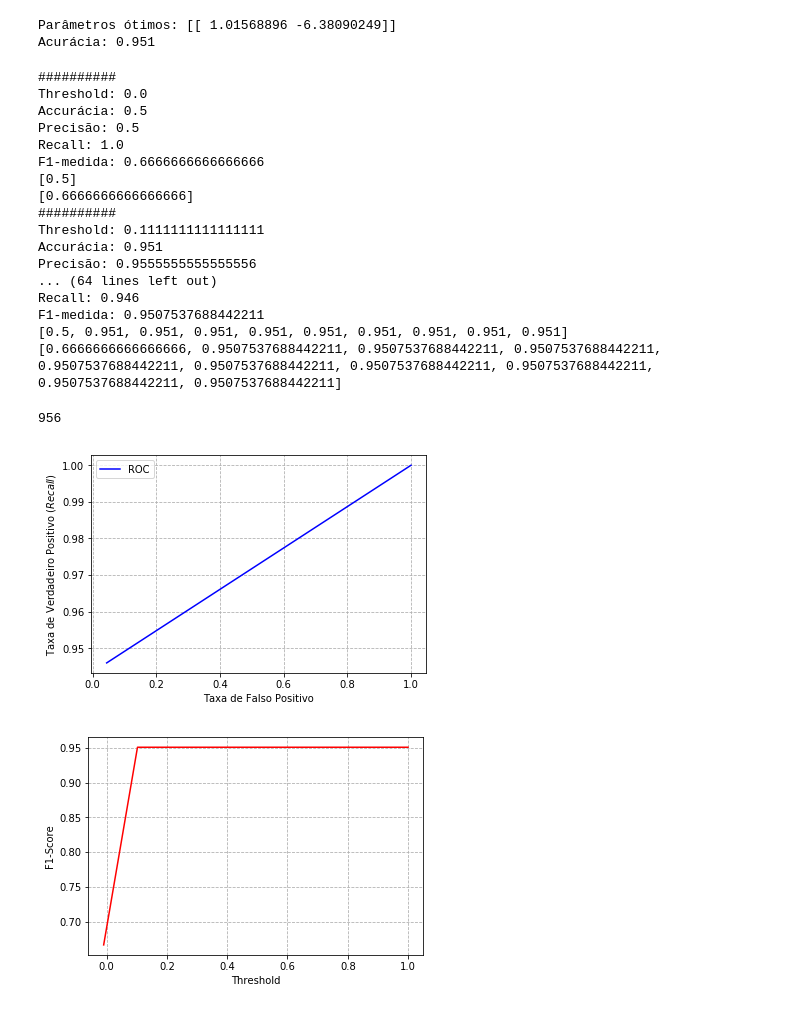
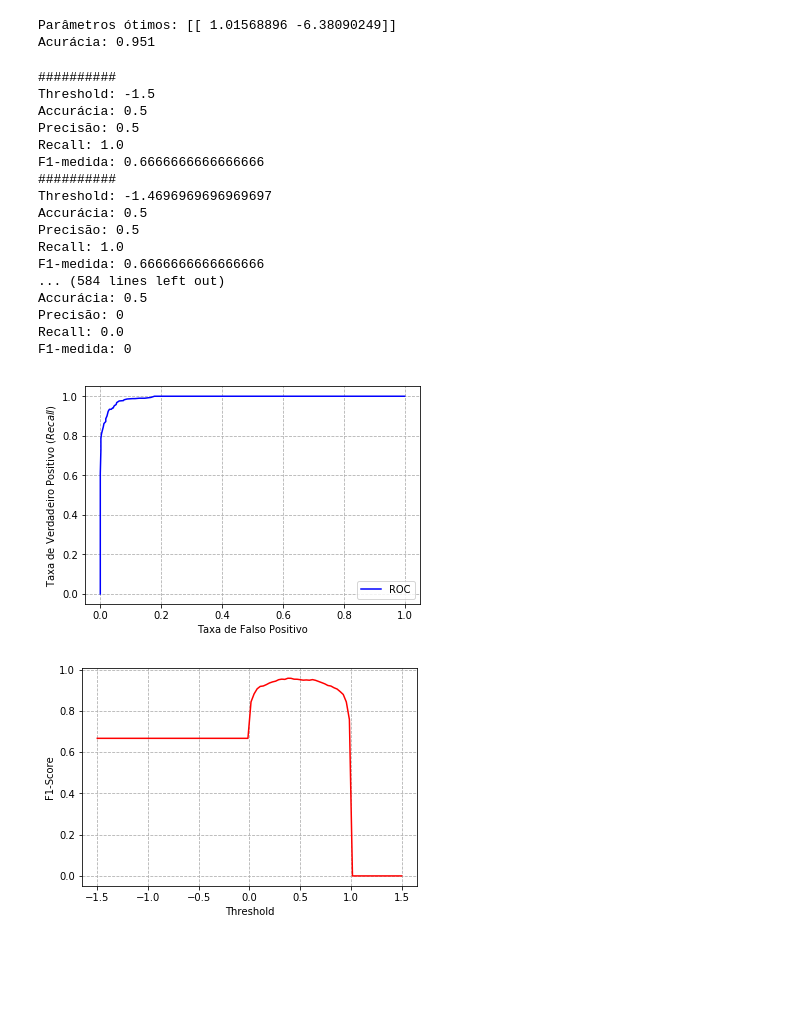
Before and after one commit to SamuelBFG/IA006, a Jupyter notebook: BinaryClassification.ipynb, the cells around one changed output. Drawn from its saved outputs; the diff is of its cells as text; code cells hidden in the pictures; blank space fills up the shorter version.

```diff
--- a/LinearClassification.ipynb
+++ b/BinaryClassification.ipynb
@@ -230,7 +230,10 @@ v_recalls = []
 fp_tx = []
 v_acc = []
 f1_score = []
-threshold = np.linspace(-.01,0,100)
+
+threshold = np.linspace(-.1,.1,1000)
+#threshold = np.linspace(-0.05,0.05,100)
+
 for w0 in threshold:
     predictions = []
     true_positives = 0
@@ -258,7 +261,7 @@ for w0 in threshold:
 
     # Acurácia:
     acc = (true_positives + true_negatives) / len(teste_y)
-    print(acc)
+
     # Precisão:
     try:
         precision = true_positives / (true_positives + false_positives)
@@ -277,12 +280,12 @@ for w0 in threshold:
     except ZeroDivisionError:
         f1 = 0
 
-    #print("#"*10)
-    #print("Threshold:", w0)
-    #print("Accurácia:", acc)
-    #print("Precisão:", precision)
-    #print("Recall:", recall)
-    #print("F1-medida:", f1)
+    print("#"*10)
+    print("Threshold:", w0)
+    print("Accurácia:", acc)
+    print("Precisão:", precision)
+    print("Recall:", recall)
+    print("F1-medida:", f1)
     v_recalls.append(recall)
     fp_tx.append(FP_tx)
     v_acc.append(acc)
@@ -458,21 +461,22 @@ print('Acurácia:',accuracy)
 Parâmetros ótimos: [[ 1.01568896 -6.38090249]]
 Acurácia: 0.951
 # %%
+y = np.asarray(data['y'])
 v_recalls = []
 fp_tx = []
 v_acc = []
 f1_score = []
-threshold = np.linspace(0,1,10)
+threshold = np.linspace(-1.5,1.5,100)
 
-for th in threshold:
+for w0 in threshold:
     predictions = []
     true_positives = 0
     false_positives = 0
     true_negatives = 0
     false_negatives = 0
 
-    for pred in y_hat[0]:
-        if pred < th:
+    for pred in H[0]:
+        if pred < w0:
             predictions.append(0)
         else:
             predictions.append(1)
@@ -490,8 +494,7 @@ for th in threshold:
                 false_positives +=1
 
     # Acurácia:
-    acc = (true_positives + true_negatives) / len(teste_y)
-
+    acc = (true_positives + true_negatives) / len(y)
 
     # Precisão:
     try:
@@ -512,7 +515,7 @@ for th in threshold:
         f1 = 0
 
     print("#"*10)
-    print("Threshold:", th)
+    print("Threshold:", w0)
     print("Accurácia:", acc)
     print("Precisão:", precision)
     print("Recall:", recall)
@@ -520,61 +523,43 @@ for th in threshold:
     v_recalls.append(recall)
     fp_tx.append(FP_tx)
     v_acc.append(acc)
-    print(v_acc)
     f1_score.append(f1)
-    print(f1_score)
 # %% [output]
 ##########
-Threshold: 0.0
+Threshold: -1.5
 Accurácia: 0.5
 Precisão: 0.5
 Recall: 1.0
 F1-medida: 0.6666666666666666
-[0.5]
-[0.6666666666666666]
 ##########
-Threshold: 0.1111111111111111
-Accurácia: 0.951
-Precisão: 0.9555555555555556
-... (64 lines left out)
-Recall: 0.946
-F1-medida: 0.9507537688442211
-[0.5, 0.951, 0.951, 0.951, 0.951, 0.951, 0.951, 0.951, 0.951, 0.951]
-[0.6666666666666666, 0.9507537688442211, 0.9507537688442211, 0.9507537688442211, 0.9507537688442211, 0.9507537688442211, 0.9507537688442211, 0.9507537688442211, 0.9507537688442211, 0.9507537688442211]
+Threshold: -1.4696969696969697
+Accurácia: 0.5
+Precisão: 0.5
+Recall: 1.0
+F1-medida: 0.6666666666666666
+... (584 lines left out)
+Accurácia: 0.5
+Precisão: 0
+Recall: 0.0
+F1-medida: 0
-# %%
-    for pred, i in zip(predictions,y):
-        if pred == 0:
-            if pred == i:
-                true_negatives +=1
-            else:
-                false_negatives +=1
-        else:
-            if pred == i:
-                true_positives +=1
-            else:
-                false_positives +=1
-
-true_negatives
-# %% [output]
-956
 # %%
 #fig, ax = plt.subplots(figsize=(10,6))
 plt.figure(1)
 #plt.subplot(211)
 plt.plot(fp_tx, v_recalls, 'b-')
 plt.grid(True, linestyle='--', linewidth=0.8)
 plt.xlabel('Taxa de Falso Positivo')
 plt.gca().legend(('ROC',))
 plt.ylabel('Taxa de Verdadeiro Positivo ($Recall$)')
 #threshold = np.linspace(-100,50,100)
 plt.figure(2)
 #plt.subplot(212)
-threshold = np.linspace(-.01,1,10)
+#threshold = np.linspace(-2,2,100)
 plt.plot(threshold,f1_score, 'r-')
 plt.grid(True, linestyle='--', linewidth=0.8)
 plt.xlabel('Threshold')
 plt.ylabel('F1-Score')
 plt.show()
 # %% [output]
-[figure, old version]
+[figure, new version]
-[figure, old version]
+[figure, new version]
```
Also changed, not shown: parts of 2 cells of this notebook, 1 other file.
